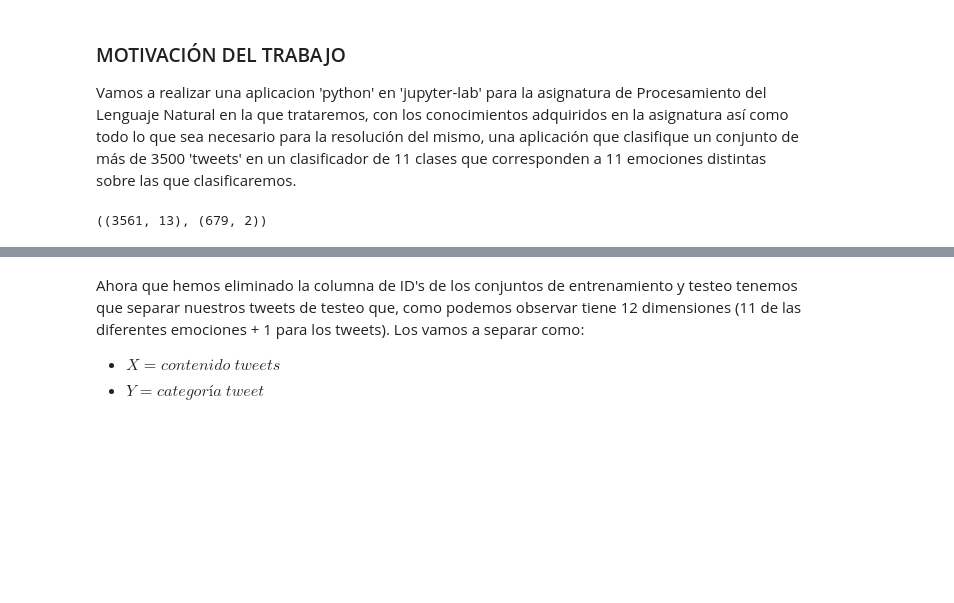
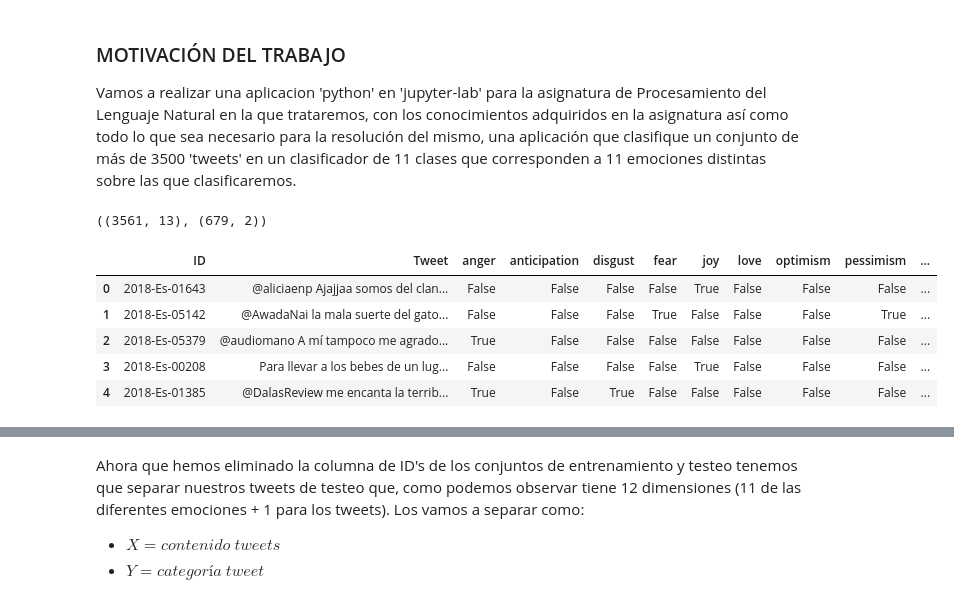
Before and after one commit to AlexMadrid-coder/PLN-FinalPr, a Jupyter notebook: final-pr.ipynb, the cells around one changed output, grey strips where cells are left out. Saved outputs shown, nothing was run; the diff lists cells and outputs as text; code cells hidden in the pictures; blank space fills up the shorter version.

```diff
--- a/final-pr.ipynb
+++ b/final-pr.ipynb
@@ -42,7 +42,15 @@ from tensorflow.keras.utils import to_categorical
 # CARGAMOS LOS DATOS
 train_data = pd.read_csv('Data/Train/sem_eval_train_es.csv')
 test_data = pd.read_csv('Data/Test/sem_eval_test_grupo_10.csv')
+train_data.shape, test_data.shape
+# %% [output]
+((3561, 13), (679, 2))
-# %%
-train_data.shape, test_data.shape
-# %% [output]
-((3561, 13), (679, 2))
+# %%
+train_data.head()
+# %% [output]
+|  | ID | Tweet | anger | anticipation | disgust | fear | joy | love | optimism | pessimism | ... |
+| 0 | 2018-Es-01643 | @aliciaenp Ajajjaa somos del clan... | False | False | False | False | True | False | False | False | ... |
+| 1 | 2018-Es-05142 | @AwadaNai la mala suerte del gato... | False | False | False | True | False | False | False | True | ... |
+| 2 | 2018-Es-05379 | @audiomano A mí tampoco me agrado... | True | False | False | False | False | False | False | False | ... |
+| 3 | 2018-Es-00208 | Para llevar a los bebes de un lug... | False | False | False | False | True | False | False | False | ... |
+| 4 | 2018-Es-01385 | @DalasReview me encanta la terrib... | True | False | True | False | False | False | False | False | ... |
```
Also changed, not shown: parts of 10 cells of this notebook, 2 other files.
